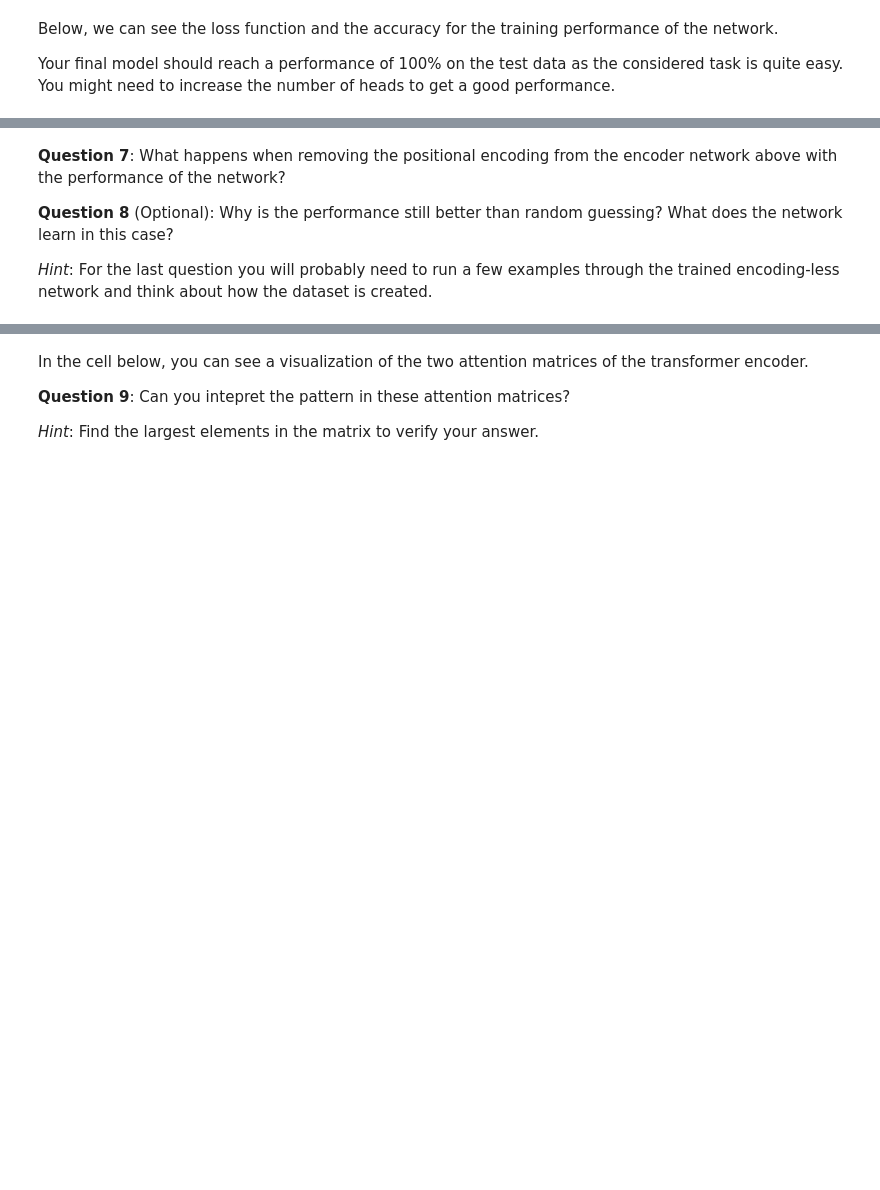
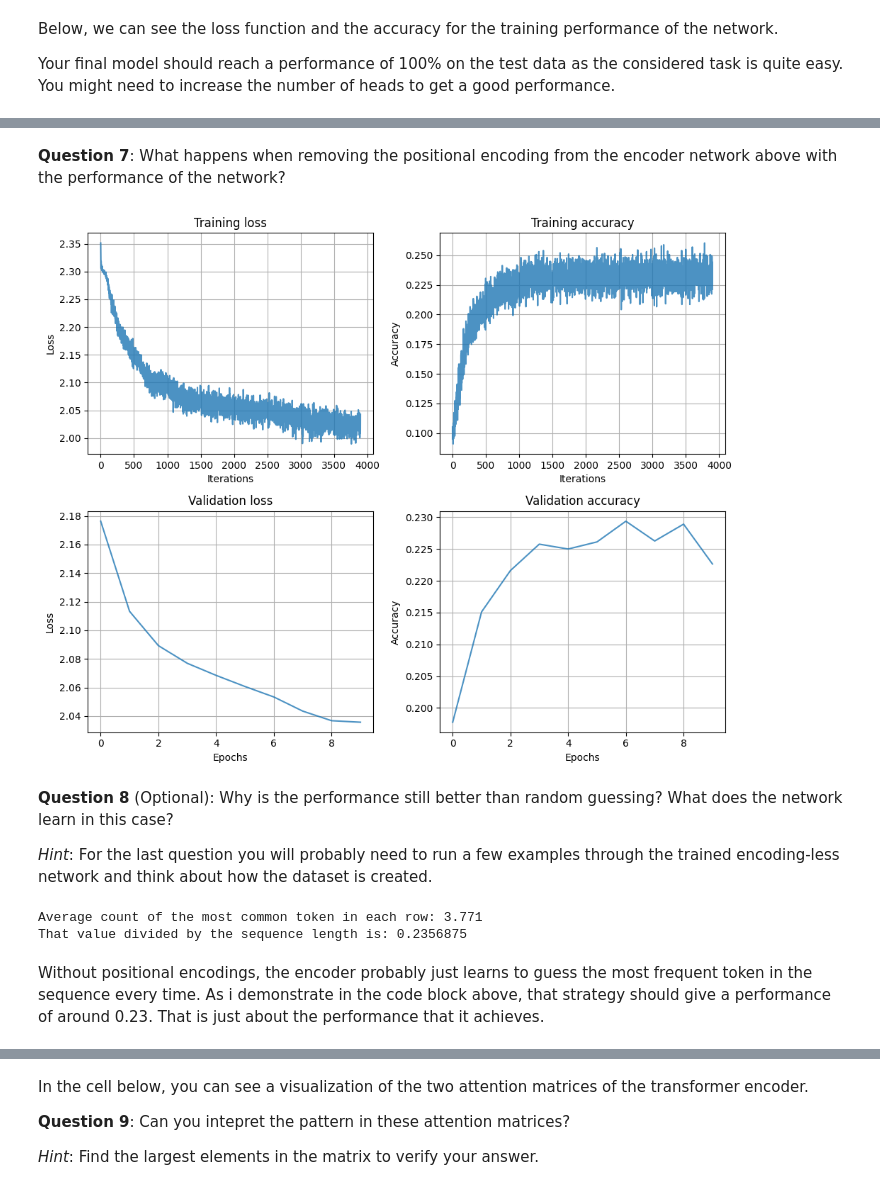
Before and after one commit to minw1/DL-Lab2, a Jupyter notebook: lab2_transformer.ipynb, the cells around one changed output, grey strips where cells are left out. Saved outputs shown, nothing was run; the diff lists cells and outputs as text; code cells hidden in the pictures; blank space fills up the shorter version.

```diff
--- a/lab2_transformer.ipynb
+++ b/lab2_transformer.ipynb
@@ -234,7 +234,7 @@ class MultiHeadSelfAttention(torch.nn.Module):
         # transposing, contiguous and reshaping will give us (B, N, D)
         values = torch.matmul(att, v).transpose(1, 2).contiguous().view(B, N, D)
         values = self.head_gatherer(values)
-        return x, att
+        return values, att
 # %%
 sa = MultiHeadSelfAttention(4, 32)
 
@@ -294,7 +294,6 @@ class EncoderBlock(torch.nn.Module):
 
     def forward(self, x):
         att_w = None
-        x = self.ln1(x)
         att_x, att_w = self.attn(x)
         x1 = self.ln1(x + att_x)
         x2 = self.ln2(x1 + self.mlp(x1))
@@ -413,7 +422,9 @@ class TransformerEncoder(torch.nn.Module):
 
         hidden_dimension = 100
         self.predictor = torch.nn.Sequential(
-            # TODO: write a non-linear prediction network here
+            torch.nn.Linear(embedding_dimension, hidden_dimension),
+            torch.nn.ReLU(),
+            torch.nn.Linear(hidden_dimension, num_classes)
         )
 
         # positional encoding
@@ -527,6 +538,2 @@ plt.show()
 # %% [markdown]
 **Question 7**: What happens when removing the positional encoding from the encoder network above with the performance of the network?
-
-**Question 8** (Optional): Why is the performance still better than random guessing? What does the network learn in this case?
-
-_Hint_: For the last question you will probably need to run a few examples through the trained encoding-less network and think about how the dataset is created.
@@ -533,3 +605,51 @@ _Hint_: For the last question you will probably need to run a few examples throu
+# %%
+fig, axes = plt.subplots(nrows=2, ncols=2, figsize=(10, 8), tight_layout=True)
+
+axes[0, 0].set_title("Training loss")
+axes[0, 0].plot(losses, alpha=0.8)
+axes[0, 0].grid()
+
+axes[0, 1].set_title("Training accuracy")
+axes[0, 1].plot(accs, alpha=0.8)
+axes[0, 1].grid()
+
+axes[1, 0].set_title("Validation loss")
+axes[1, 0].plot([x[0] for x in val], alpha=0.8)
+axes[1, 0].grid()
+
+axes[1, 1].set_title("Validation accuracy")
+axes[1, 1].plot([x[1] for x in val], alpha=0.8)
+axes[1, 1].grid()
+
+# set labels
+axes[0, 1].set_xlabel("Iterations")
+axes[0, 0].set_xlabel("Iterations")
+axes[1, 1].set_xlabel("Epochs")
+axes[1, 0].set_xlabel("Epochs")
+
+axes[0, 0].set_ylabel("Loss")
+axes[0, 1].set_ylabel("Accuracy")
+axes[1, 0].set_ylabel("Loss")
+axes[1, 1].set_ylabel("Accuracy")
+
+plt.show()
+# %% [output]
+[figure, added]
+# %% [markdown]
+**Question 8** (Optional): Why is the performance still better than random guessing? What does the network learn in this case?
+
+_Hint_: For the last question you will probably need to run a few examples through the trained encoding-less network and think about how the dataset is created.
+# %%
+sample = np.random.randint(0, 10, size=(10000, sequence_length))
+#count of the most common token in each row:
+most_common_counts = [np.bincount(row).max() for row in sample]
+print("Average count of the most common token in each row:", np.mean(most_common_counts))
+print("That value divided by the sequence length is:", np.mean(most_common_counts) / sequence_length)
+# %% [output]
+Average count of the most common token in each row: 3.771
+That value divided by the sequence length is: 0.2356875
+# %% [markdown]
+Without positional encodings, the encoder probably just learns to guess the most frequent token in the sequence every time. As i demonstrate in the code block above, that strategy should give a performance of around 0.23. That is just about the performance that it achieves.
 # %%
 # test the model on the unseen test data
 test_accs = []
```
Also changed, not shown: parts of 17 cells of this notebook.
